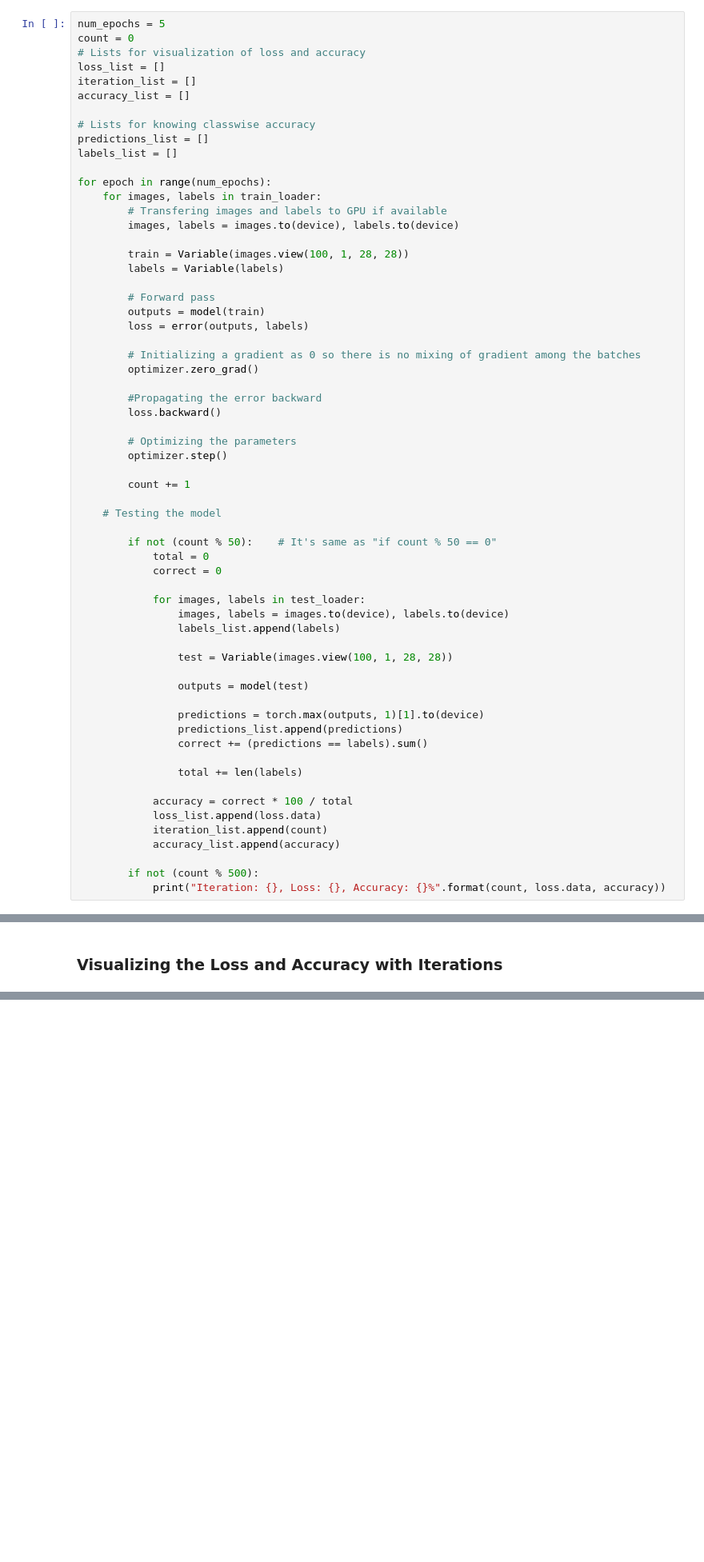
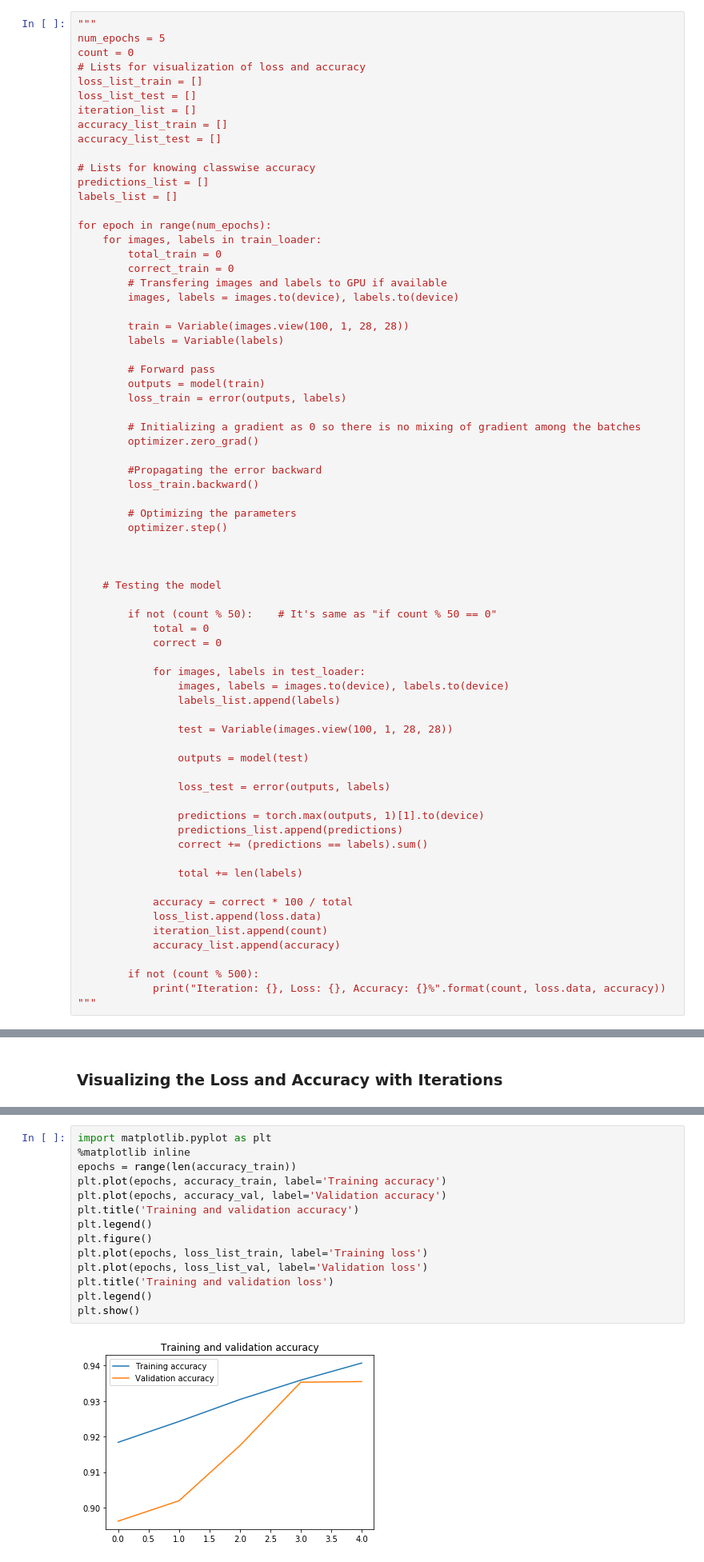
Before and after one commit to nehalmuthu/FMNIST_CNN, a Jupyter notebook: fashion-mnist-cnn-resnet-inception-alexnet-pytorch.ipynb, the cells around one changed output, grey strips where cells are left out. Shown at 80% size. Drawn from its saved outputs; the diff is of its cells as text; blank space fills up the shorter version.

Commit message:
Train and validation plot updates

```diff
--- a/fashion-mnist-cnn-resnet-inception-alexnet-pytorch.ipynb
+++ b/fashion-mnist-cnn-resnet-inception-alexnet-pytorch.ipynb
@@ -434,12 +416,15 @@ GoogleNet(
 # %% [markdown]
 ## Training a network and Testing it on test dataset
 # %%
+"""
 num_epochs = 5
 count = 0
 # Lists for visualization of loss and accuracy
-loss_list = []
+loss_list_train = []
+loss_list_test = []
 iteration_list = []
-accuracy_list = []
+accuracy_list_train = []
+accuracy_list_test = []
 
 # Lists for knowing classwise accuracy
 predictions_list = []
@@ -447,6 +432,8 @@ labels_list = []
 
 for epoch in range(num_epochs):
     for images, labels in train_loader:
+        total_train = 0
+        correct_train = 0
         # Transfering images and labels to GPU if available
         images, labels = images.to(device), labels.to(device)
 
@@ -455,18 +442,18 @@ for epoch in range(num_epochs):
 
         # Forward pass
         outputs = model(train)
-        loss = error(outputs, labels)
+        loss_train = error(outputs, labels)
 
         # Initializing a gradient as 0 so there is no mixing of gradient among the batches
         optimizer.zero_grad()
 
         #Propagating the error backward
-        loss.backward()
+        loss_train.backward()
 
         # Optimizing the parameters
         optimizer.step()
 
-        count += 1
+
 
     # Testing the model
 
@@ -482,6 +469,8 @@ for epoch in range(num_epochs):
 
                 outputs = model(test)
 
+                loss_test = error(outputs, labels)
+
                 predictions = torch.max(outputs, 1)[1].to(device)
                 predictions_list.append(predictions)
                 correct += (predictions == labels).sum()
@@ -495,4 +484,5 @@ for epoch in range(num_epochs):
 
         if not (count % 500):
             print("Iteration: {}, Loss: {}, Accuracy: {}%".format(count, loss.data, accuracy))
+"""
 # %% [output]
@@ -518,0 +570,16 @@ plt.show()
+# %%
+import matplotlib.pyplot as plt
+%matplotlib inline
+epochs = range(len(accuracy_train))
+plt.plot(epochs, accuracy_train, label='Training accuracy')
+plt.plot(epochs, accuracy_val, label='Validation accuracy')
+plt.title('Training and validation accuracy')
+plt.legend()
+plt.figure()
+plt.plot(epochs, loss_list_train, label='Training loss')
+plt.plot(epochs, loss_list_val, label='Validation loss')
+plt.title('Training and validation loss')
+plt.legend()
+plt.show()
+# %% [output]
+[figure, added]
```
Also changed, not shown: parts of 22 cells of this notebook.
